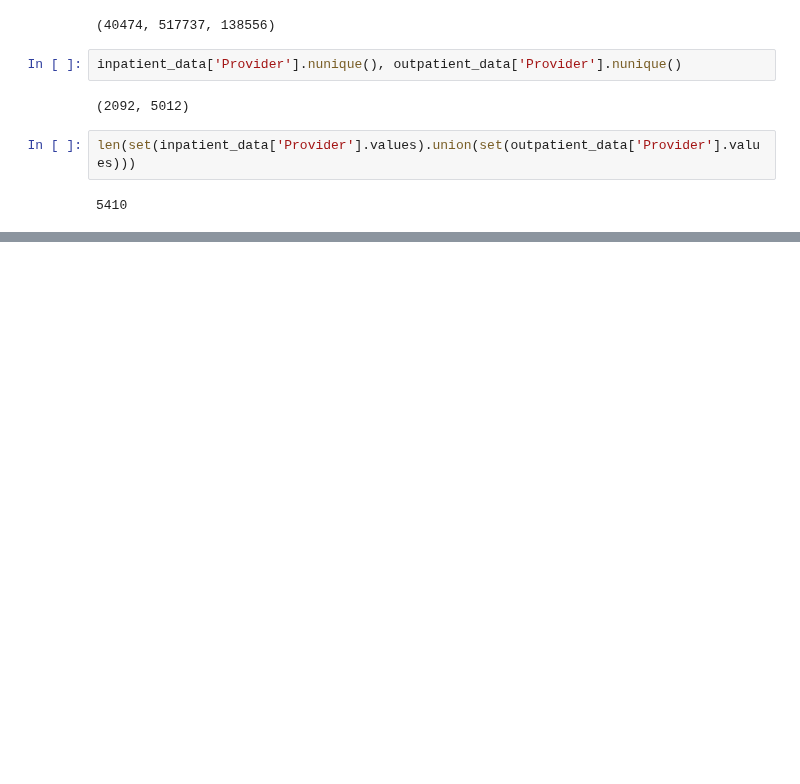
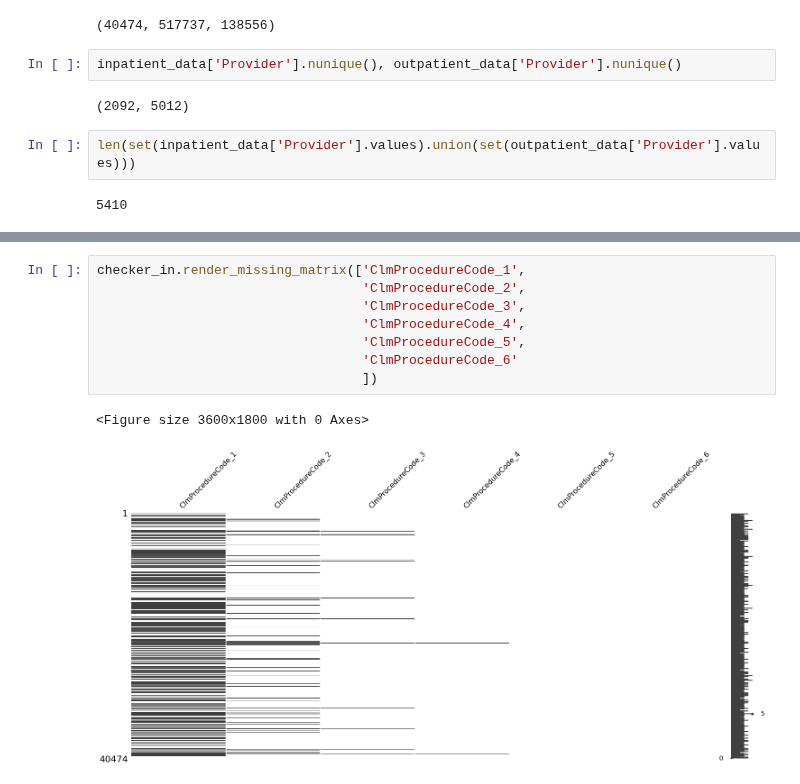
Before and after one commit to ashen007/MedicalCostPrediction-insurance_fraudDetection, a Jupyter notebook: notebooks/data quality/missing values.ipynb, the cells around one changed output, grey strips where cells are left out. Cells and saved outputs as stored; diff of their text form; blank space fills up the shorter version.

```diff
--- a/notebooks/data quality/missing values.ipynb
+++ b/notebooks/data quality/missing values.ipynb
@@ -25,0 +89,11 @@ len(set(inpatient_data['Provider'].values).union(set(outpatient_data['Provider']
+# %%
+checker_in.render_missing_matrix(['ClmProcedureCode_1',
+                                  'ClmProcedureCode_2',
+                                  'ClmProcedureCode_3',
+                                  'ClmProcedureCode_4',
+                                  'ClmProcedureCode_5',
+                                  'ClmProcedureCode_6'
+                                  ])
+# %% [output]
+<Figure size 3600x1800 with 0 Axes>
+[figure, added]
```
Also changed, not shown: parts of 9 cells of this notebook, 1 other file.
